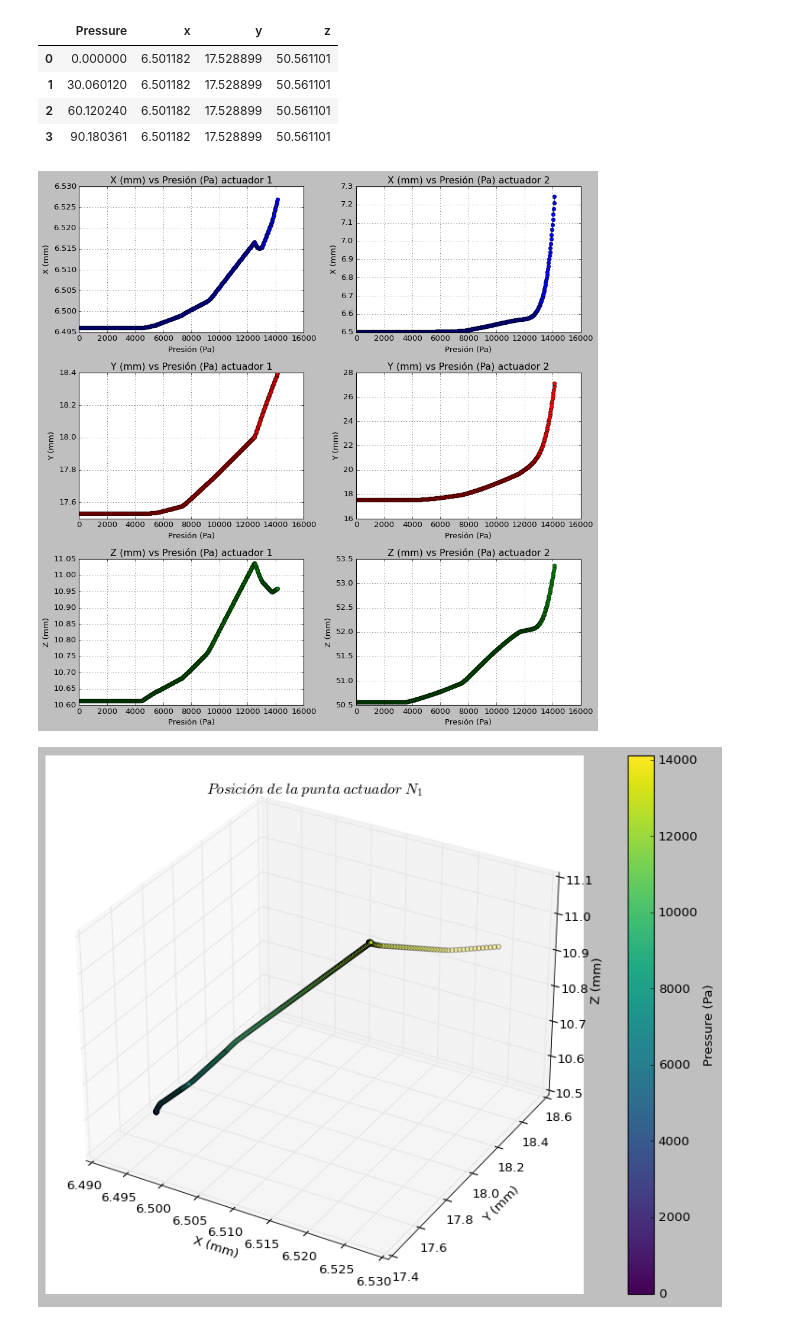
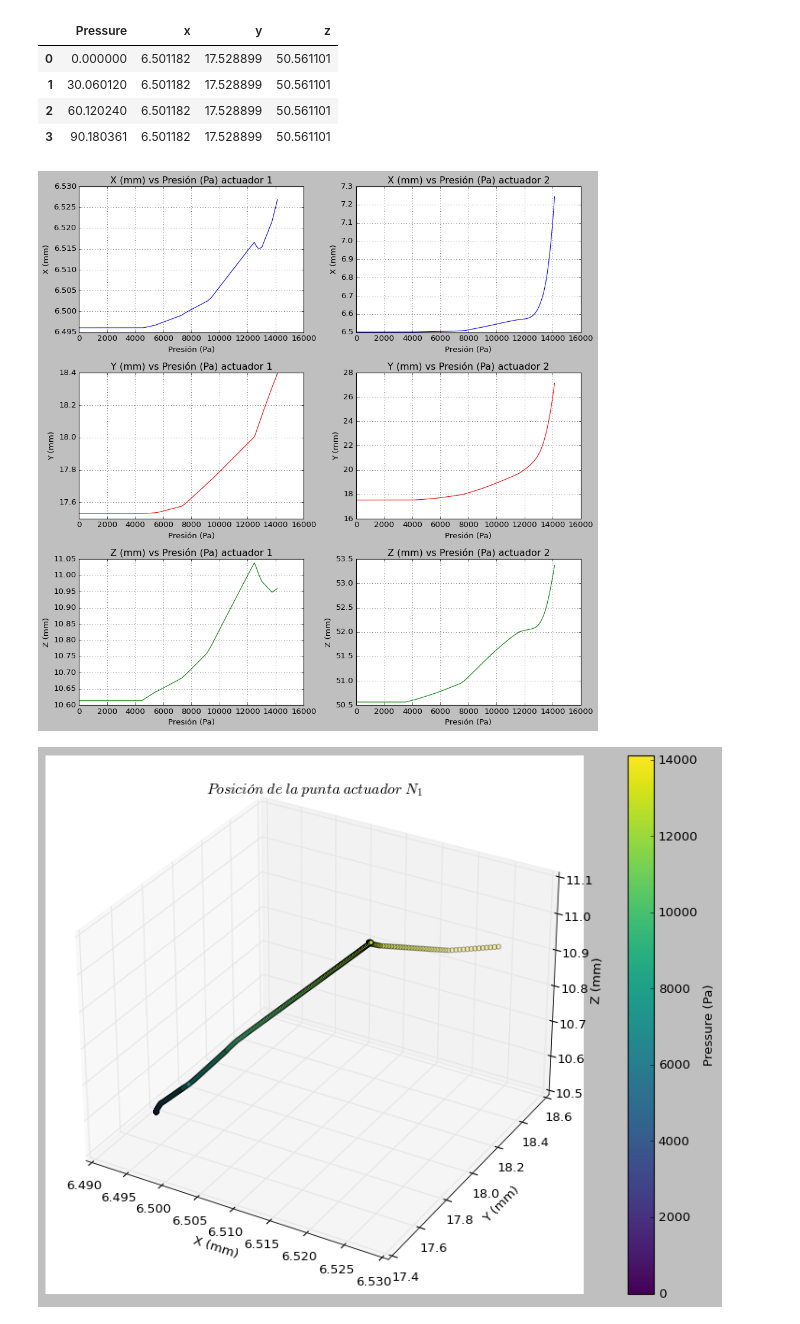
Before and after one commit to NSM20212/Soft-Robotics, a Jupyter notebook: Taller 2/graphs_sofa.ipynb, the cells around one changed output. Cells and saved outputs as stored; diff of their text form; code cells hidden in the pictures.

```diff
--- a/Taller 2/graphs_sofa.ipynb
+++ b/Taller 2/graphs_sofa.ipynb
@@ -36,48 +36,50 @@ fig, axs = plt.subplots(3, 2, figsize=(12, 12))
 
 # actuador 1
 
-axs[0,0].plot(graphs['Pressure'], graphs['x'], marker='o', linestyle='-', color='blue')
+axs[0,0].plot(graphs['Pressure'], graphs['x'], linestyle='-', color='blue')
 axs[0,0].set_title('X (mm) vs Presión (Pa) actuador 1')
 axs[0,0].set_xlabel('Presión (Pa)')
 axs[0,0].set_ylabel('X (mm)')
 axs[0,0].grid()
 
-axs[1,0].plot(graphs['Pressure'], graphs['y'], marker='o', linestyle='-', color='red')
+axs[1,0].plot(graphs['Pressure'], graphs['y'], linestyle='-', color='red')
 axs[1,0].set_title('Y (mm) vs Presión (Pa) actuador 1')
 axs[1,0].set_xlabel('Presión (Pa)')
 axs[1,0].set_ylabel('Y (mm)')
 axs[1,0].grid()
 
-axs[2,0].plot(graphs['Pressure'], graphs['z'], marker='o', linestyle='-', color='green')
+axs[2,0].plot(graphs['Pressure'], graphs['z'], linestyle='-', color='green')
 axs[2,0].set_title('Z (mm) vs Presión (Pa) actuador 1')
 axs[2,0].set_xlabel('Presión (Pa)')
 axs[2,0].set_ylabel('Z (mm)')
 axs[2,0].grid()
 
 # actuador2
-axs[0,1].plot(graphs2['Pressure'], graphs2['x'], marker='o', linestyle='-', color='blue')
+axs[0,1].plot(graphs2['Pressure'], graphs2['x'], linestyle='-', color='blue')
 axs[0,1].set_title('X (mm) vs Presión (Pa) actuador 2')
 axs[0,1].set_xlabel('Presión (Pa)')
 axs[0,1].set_ylabel('X (mm)')
 axs[0,1].grid()
 
-axs[1,1].plot(graphs2['Pressure'], graphs2['y'], marker='o', linestyle='-', color='red')
+axs[1,1].plot(graphs2['Pressure'], graphs2['y'], linestyle='-', color='red')
 axs[1,1].set_title('Y (mm) vs Presión (Pa) actuador 2')
 axs[1,1].set_xlabel('Presión (Pa)')
 axs[1,1].set_ylabel('Y (mm)')
 axs[1,1].grid()
 
-axs[2,1].plot(graphs2['Pressure'], graphs2['z'], marker='o', linestyle='-', color='green')
+axs[2,1].plot(graphs2['Pressure'], graphs2['z'], linestyle='-', color='green')
 axs[2,1].set_title('Z (mm) vs Presión (Pa) actuador 2')
 axs[2,1].set_xlabel('Presión (Pa)')
 axs[2,1].set_ylabel('Z (mm)')
 axs[2,1].grid()
 
 plt.tight_layout()
 
+plt.savefig('graficas_xyz_actuadores.png')
+
 plt.show()
 # %% [output]
-[figure, old version]
+[figure, new version]
 # %%
 fig = plt.figure(figsize=(15, 9))
 ax = fig.add_subplot(111, projection='3d')
```
Also changed, not shown: parts of 2 cells of this notebook, 5 other files.
